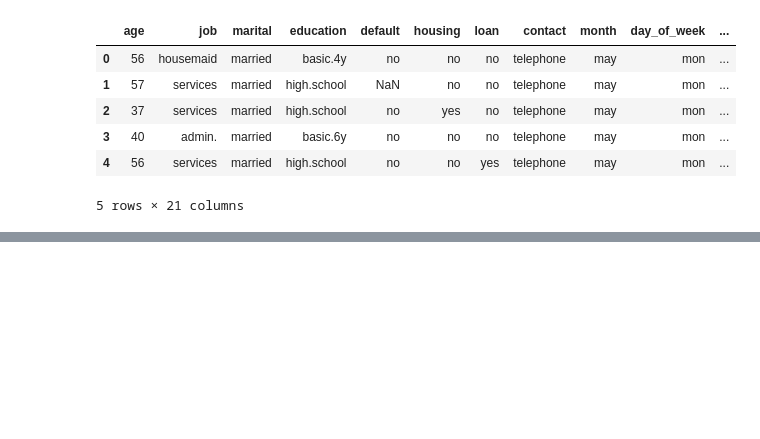
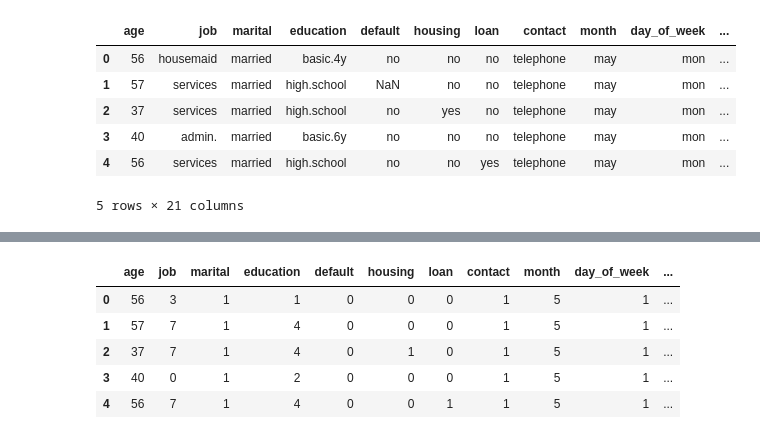
Before and after one commit to Natz12/ECE-657A-Data-and-Knowledge-Modelling-and-Analysis, a Jupyter notebook: HW 4/HW4.ipynb, the cells around one changed output, grey strips where cells are left out. Drawn from its saved outputs; the diff is of its cells as text; code cells hidden in the pictures; blank space fills up the shorter version.

```diff
--- a/HW 4/HW4.ipynb
+++ b/HW 4/HW4.ipynb
@@ -118,0 +157,34 @@ None
+# %%
+#Encoding job, martial, default, housing, loan, contact with labelencoder
+df_encode = df.copy()
+labelencoder_df = preprocessing.LabelEncoder()
+feas = ('job', 'marital', 'default', 'housing', 'loan', 'contact','poutcome')
+for item in feas:
+    df_encode[item]=labelencoder_df.fit_transform(df_encode[item])
+# %%
+#Encoding Education
+education = {"illiterate":0, "basic.4y":1, "basic.6y":2, "basic.9y":3,
+             "high.school":4,"professional.course":5, "university.degree":6}
+df_encode['education'] = df_encode['education'].map(education)
+# %%
+#Encoding Month in the order of the months
+ord_map = {'jan': 1, 'feb': 2, 'mar': 3, 'apr': 4, 'may': 5, 'jun': 6,
+          'jul': 7, 'aug': 8, 'sep': 9, 'oct': 10, 'nov':11, 'dec':12}
+
+df_encode['month'] = df_encode['month'].map(ord_map)
+
+ord_map = {'mon': 1, 'tue': 2, 'wed': 3, 'thu': 4, 'fri': 5, 'sat': 6,
+          'sun': 7}
+
+df_encode['day_of_week'] = df_encode['day_of_week'].map(ord_map)
+
+df_encode[df['y']=='no'].count() #36548 samples with 'y'='no'
+df_encode[df['y']=='yes'].count() #4640 samples with 'y'='yes'
+df_encode.head()
+# %% [output]
+|  | age | job | marital | education | default | housing | loan | contact | month | day_of_week | ... |
+| 0 | 56 | 3 | 1 | 1 | 0 | 0 | 0 | 1 | 5 | 1 | ... |
+| 1 | 57 | 7 | 1 | 4 | 0 | 0 | 0 | 1 | 5 | 1 | ... |
+| 2 | 37 | 7 | 1 | 4 | 0 | 1 | 0 | 1 | 5 | 1 | ... |
+| 3 | 40 | 0 | 1 | 2 | 0 | 0 | 0 | 1 | 5 | 1 | ... |
+| 4 | 56 | 7 | 1 | 4 | 0 | 0 | 1 | 1 | 5 | 1 | ... |
```
Also changed, not shown: parts of 9 cells of this notebook.
